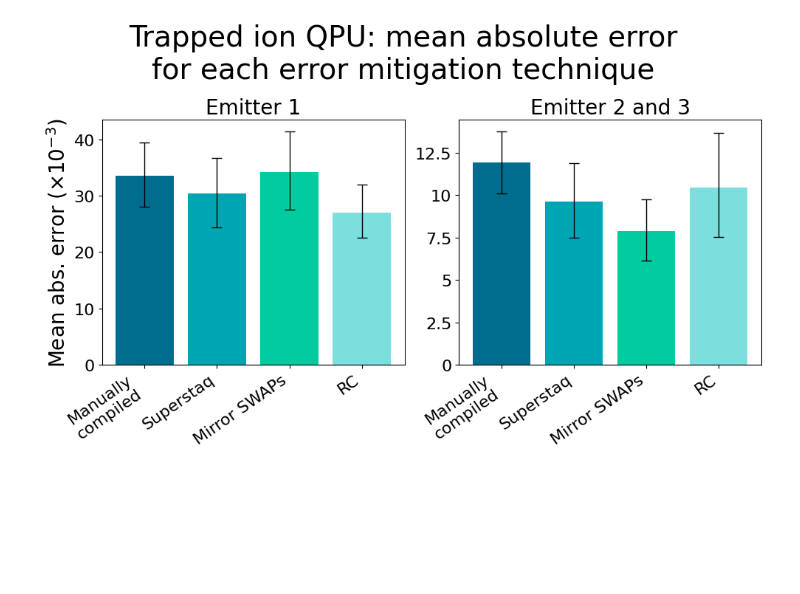
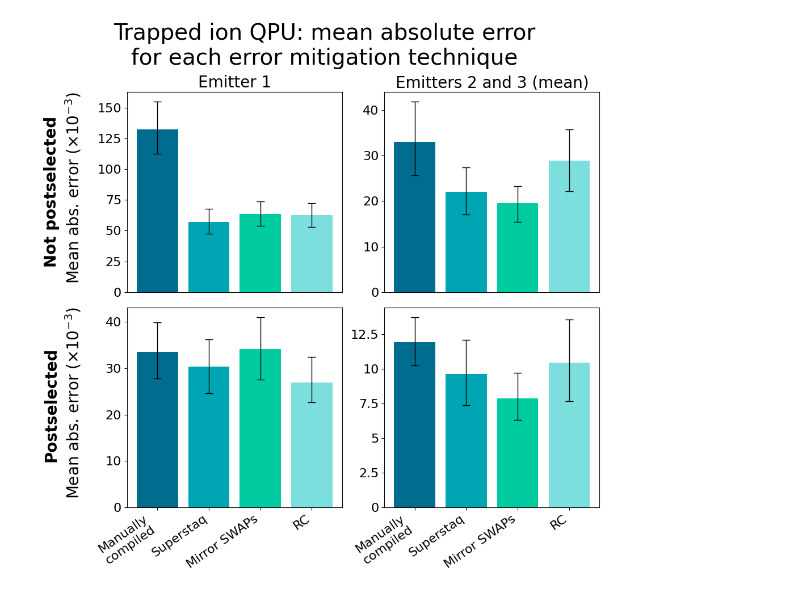
Before and after one commit to radulaski/CQED_quantum_simulation, a Jupyter notebook: notebooks/QSCOUT_MAE.ipynb, the cells around one changed output. Drawn from its saved outputs; the diff is of its cells as text; code cells hidden in the pictures; blank space fills up the shorter version.

Commit message:
update QSCOUT MAE plot to include non-postselected data

```diff
--- a/notebooks/QSCOUT_MAE.ipynb
+++ b/notebooks/QSCOUT_MAE.ipynb
@@ -23,51 +31,109 @@ em2 = em2.set_index("condition").reindex(order).reset_index()
 # %%
-fig, axes = plt.subplots(1, 2, figsize=(10, 6))
+fig, axes = plt.subplots(2, 2, figsize=(10, 10))
 
 colors = [
     "#006d8f", # (darker teal blue)
     "#00a5b3", # (medium turquoise)
     "#00cc9f", # (bright seafoam)
     "#7cdfdd", # (light aqua)
 ]
 
-axes[0].bar(np.arange(len(em1)), em1["MAE"],
-        yerr=np.vstack([em1["lower_err"], em1["upper_err"]]),
+
+
+axes[0,0].bar(np.arange(len(em1_non_postselected)), em1_non_postselected["MAE"],
+        yerr=np.vstack([em1_non_postselected["lower_err"], em1_non_postselected["upper_err"]]),
         capsize=5,
         ecolor='black',      # color of error bars
         color=colors,
         error_kw={
             'capthick': 1,   # thickness of cap lines
             'elinewidth': 1  # thickness of error bars
         })
-axes[0].set_xticks(np.arange(len(em1)))
-axes[0].set_xticklabels(["Manually\ncompiled"] + em1["condition"][1:].tolist(), rotation=35, ha='right', fontsize=16)
-axes[0].tick_params(axis='y', labelsize=16)
-axes[0].set_title("Emitter 1", fontsize=20)
-axes[0].set_ylabel("Mean abs. error ($\\times 10^{-3}$)", fontsize=20)
+axes[0,0].set_xticks([])
+# axes[0,0].set_xticks(np.arange(len(em1_non_postselected)))
+# axes[0,0].set_xticklabels(["Manually\ncompiled"] + em1_non_postselected["condition"][1:].tolist(), rotation=35, ha='right', fontsize=16)
+axes[0,0].tick_params(axis='y', labelsize=16)
+axes[0,0].set_title("Emitter 1", fontsize=20)
+# axes[0,0].set_ylabel("Mean abs. error ($\\times 10^{-3}$)", fontsize=20)
 
-axes[1].bar(np.arange(len(em2)), em2["MAE"],
-        yerr=np.vstack([em2["lower_err"], em2["upper_err"]]),
+axes[0,1].bar(np.arange(len(em2_non_postselected)), em2_non_postselected["MAE"],
+        yerr=np.vstack([em2_non_postselected["lower_err"], em2_non_postselected["upper_err"]]),
         capsize=5,
         ecolor='black',      # color of error bars
         color=colors,
         error_kw={
             'capthick': 1,   # thickness of cap lines
             'elinewidth': 1  # thickness of error bars
         })
-axes[1].set_xticks(np.arange(len(em2)))
-axes[1].set_xticklabels(["Manually\ncompiled"] + em2["condition"][1:].tolist(), rotation=35, ha='right', fontsize=16)
-axes[1].tick_params(axis='y', labelsize=16)
-axes[1].set_title("Emitter 2 and 3", fontsize=20)
+axes[0,1].set_xticks([])
+# axes[0,1].set_xticks(np.arange(len(em2_non_postselected)))
+# axes[0,1].set_xticklabels(["Manually\ncompiled"] + em2_non_postselected["condition"][1:].tolist(), rotation=35, ha='right', fontsize=16)
+axes[0,1].tick_params(axis='y', labelsize=16)
+axes[0,1].set_title("Emitters 2 and 3 (mean)", fontsize=20)
 
 import matplotlib as mpl
 scale_factor = 10**-3
 fmt = mpl.ticker.FuncFormatter(lambda x, pos: '{0:g}'.format(x/scale_factor))
-axes[0].yaxis.set_major_formatter(fmt)
-axes[1].yaxis.set_major_formatter(fmt)
+axes[0,0].yaxis.set_major_formatter(fmt)
+axes[0,1].yaxis.set_major_formatter(fmt)
+
+
+#############################################
+
+
+axes[1,0].bar(np.arange(len(em1_postselected)), em1_postselected["MAE"],
+        yerr=np.vstack([em1_postselected["lower_err"], em1_postselected["upper_err"]]),
+        capsize=5,
+        ecolor='black',      # color of error bars
+        color=colors,
+        error_kw={
+            'capthick': 1,   # thickness of cap lines
+            'elinewidth': 1  # thickness of error bars
+        })
+axes[1,0].set_xticks(np.arange(len(em1_postselected)))
+axes[1,0].set_xticklabels(["Manually\ncompiled"] + em1_postselected["condition"][1:].tolist(), rotation=35, ha='right', fontsize=16)
+axes[1,0].tick_params(axis='y', labelsize=16)
+# axes[1,0].set_title("Emitter 1", fontsize=20)
+# axes[1,0].set_ylabel("Mean abs. error ($\\times 10^{-3}$)", fontsize=20)
+
+axes[1,1].bar(np.arange(len(em2_postselected)), em2_postselected["MAE"],
+        yerr=np.vstack([em2_postselected["lower_err"], em2_postselected["upper_err"]]),
+        capsize=5,
+        ecolor='black',      # color of error bars
+        color=colors,
+        error_kw={
+            'capthick': 1,   # thickness of cap lines
+            'elinewidth': 1  # thickness of error bars
+        })
+axes[1,1].set_xticks(np.arange(len(em2_postselected)))
+axes[1,1].set_xticklabels(["Manually\ncompiled"] + em2_postselected["condition"][1:].tolist(), rotation=35, ha='right', fontsize=16)
+axes[1,1].tick_params(axis='y', labelsize=16)
+# axes[1,1].set_title("Emitter 2 and 3", fontsize=20)
+
+import matplotlib as mpl
+scale_factor = 10**-3
+fmt = mpl.ticker.FuncFormatter(lambda x, pos: '{0:g}'.format(x/scale_factor))
+axes[1,0].yaxis.set_major_formatter(fmt)
+axes[1,1].yaxis.set_major_formatter(fmt)
+
+#############################################
+
+
+axes[0,0].text(-0.25, 1, "Mean abs. error ($\\times 10^{-3}$)", transform=axes[0,0].transAxes,
+        ha='center', va='top', fontsize=20, rotation=90)
+axes[1,0].text(-0.25, 1, "Mean abs. error ($\\times 10^{-3}$)", transform=axes[1,0].transAxes,
+        ha='center', va='top', fontsize=20, rotation=90)
+
+axes[0,0].text(-0.35, 0.88, "Not postselected", transform=axes[0,0].transAxes, weight='bold',
+        ha='center', va='top', fontsize=20, rotation=90)
+
+axes[1,0].text(-0.35, 0.8, "Postselected", transform=axes[1,0].transAxes, weight='bold',
+        ha='center', va='top', fontsize=20, rotation=90)
+
 
 fig.suptitle("Trapped ion QPU: mean absolute error\nfor each error mitigation technique", fontsize=28)
 plt.tight_layout()
 # %% [output]
-[figure, old version]
+[figure, new version]
 # %%
 fig.savefig("../figures/QSCOUT_MAE.eps")
```
Also changed, not shown: parts of 4 cells of this notebook, 10 other files.
